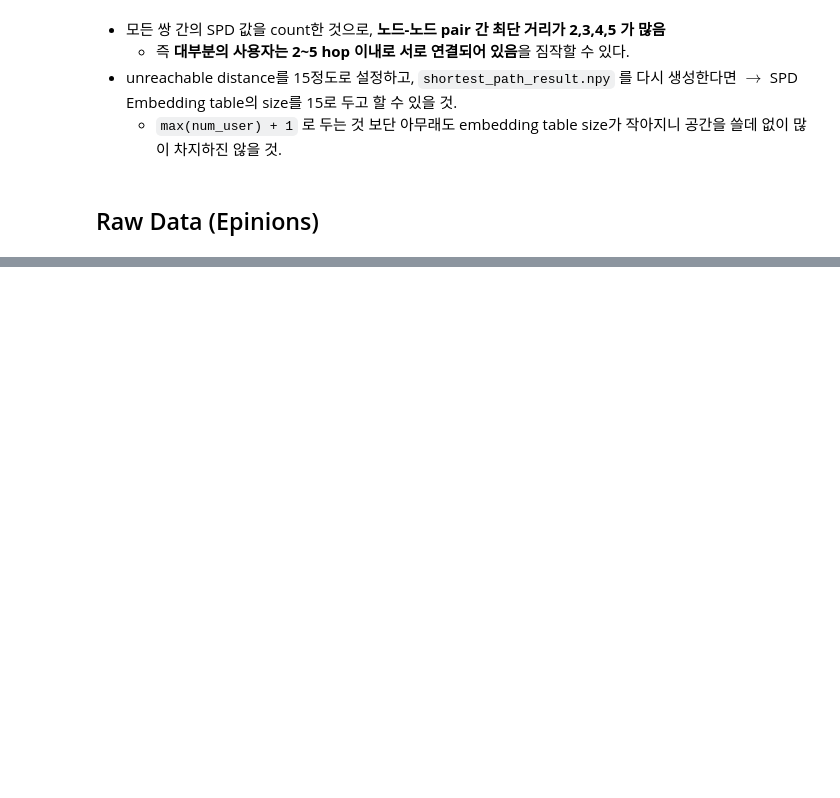
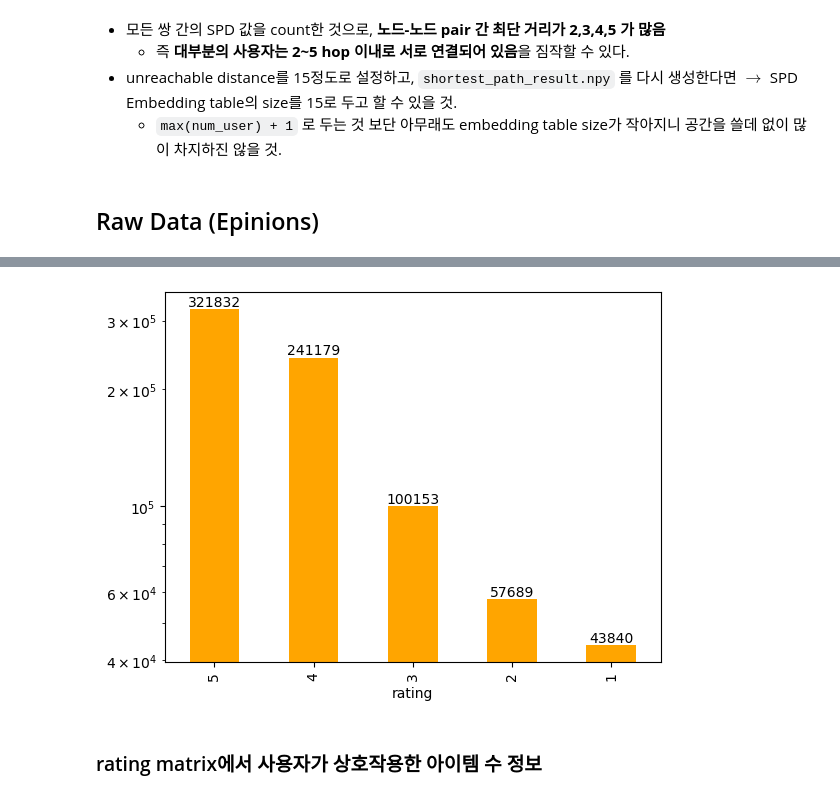
Before and after one commit to mlsys-lab-sogang/Social-Rec-Sys, a Jupyter notebook: Transformer_modified/dataset_eda.ipynb, the cells around one changed output, grey strips where cells are left out. Cells and saved outputs as stored; diff of their text form; code cells hidden in the pictures; blank space fills up the shorter version.

Commit message:
dataset_eda: added Epinions EDA

```diff
--- a/Transformer_modified/dataset_eda.ipynb
+++ b/Transformer_modified/dataset_eda.ipynb
@@ -304,0 +307,8 @@ plt.show()
+# %%
+data_path = os.getcwd() + '/dataset/' + 'epinions'
+
+rating_file = data_path + '/rating.csv'
+trust_file = data_path + '/trustnetwork.csv'
+
+rating_df = pd.read_csv(rating_file, index_col=[])
+trust_df = pd.read_csv(trust_file, index_col=[])
@@ -304,0 +359,9 @@ plt.show()
+# %%
+ax = rating_df['rating'].value_counts().plot(kind='bar', logy=True, color='orange')
+
+for i, v in enumerate(rating_df['rating'].value_counts()):
+    ax.text(i, v, str(v), ha='center', va='bottom')
+# %% [output]
+[figure, added]
+# %% [markdown]
+### rating matrix에서 사용자가 상호작용한 아이템 수 정보
```
Also changed, not shown: parts of 30 cells of this notebook.
